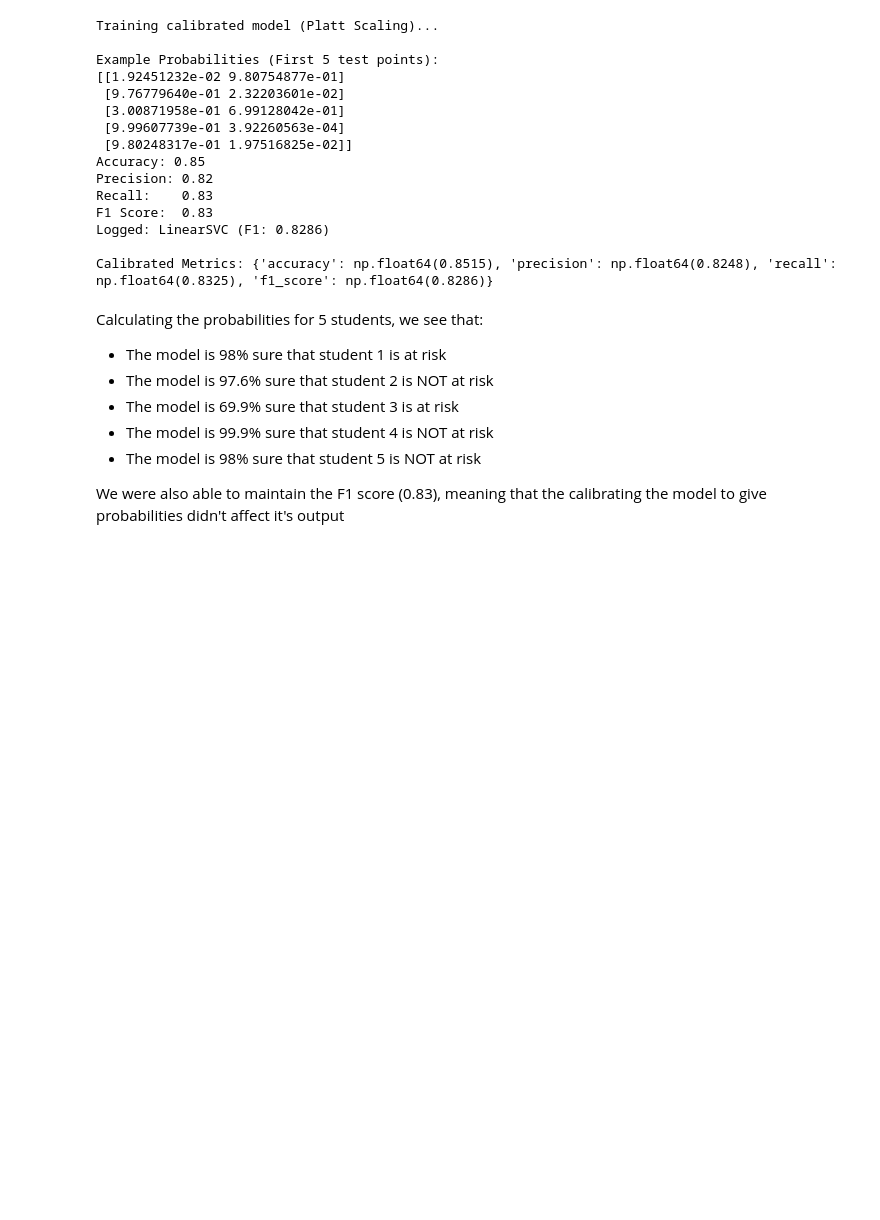
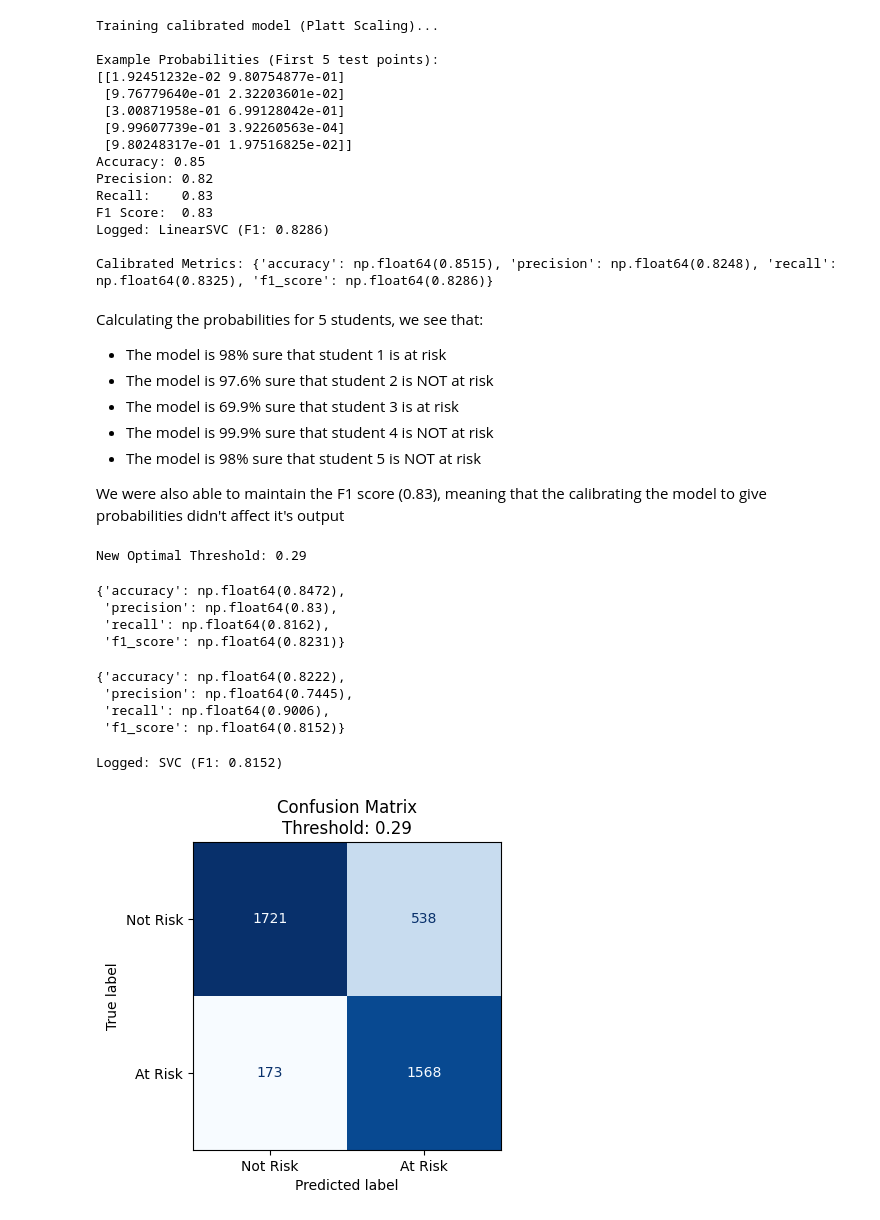
Before and after one commit to Youssef-Chip/lab1, a Jupyter notebook: 02_modeling_and_decision.ipynb, the cells around one changed output. Cells and saved outputs as stored; diff of their text form; code cells hidden in the pictures; blank space fills up the shorter version.

```diff
--- a/02_modeling_and_decision.ipynb
+++ b/02_modeling_and_decision.ipynb
@@ -21,7 +21,7 @@ SEED = 42
 # %%
 # Download latest version
 # /Users/mr.youssef/.cache/kagglehub/datasets/kundanbedmutha/exam-score-prediction-dataset/versions/2
-path = kagglehub.dataset_download("kundanbedmutha/exam-score-prediction-dataset")
+path = "/Users/mr.youssef/.cache/kagglehub/datasets/kundanbedmutha/exam-score-prediction-dataset/versions/2"
 
 print("Path to dataset files:", path)
 csv_files = [f for f in os.listdir(path) if f.endswith('.csv')]
@@ -256,3 +241,64 @@ Calculating the probabilities for 5 students, we see that:
 - The model is 98% sure that student 5 is NOT at risk
 
 We were also able to maintain the F1 score (0.83), meaning that the calibrating the model to give probabilities didn't affect it's output
+# %%
+# We need to pick a new threshold other than 50%
+pipeline_final = Pipeline(steps=[
+    ('preprocessor', preprocessor),
+    ('scaler', StandardScaler()),
+    ('classifier', SVC(C=1, kernel='rbf', probability=True, random_state=42))
+])
+
+pipeline_final.fit(X_train, y_train)
+y_probs = pipeline_final.predict_proba(X_test)[:, 1]
+
+target_recall = 0.90
+best_threshold = 0
+best_f1_constrained = 0
+
+for thresh in np.arange(0.01, 0.99, 0.01):
+    temp_preds = (y_probs >= thresh).astype(int)
+    m = get_metrics(y_test, temp_preds)
+
+    if m['recall'] >= target_recall:
+        if m['f1_score'] > best_f1_constrained:
+            best_f1_constrained = m['f1_score']
+            best_threshold = thresh
+
+print(f"New Optimal Threshold: {best_threshold:.2f}")
+# %% [output]
+New Optimal Threshold: 0.29
+# %%
+y_pred_default = (y_probs >= 0.50).astype(int)
+y_pred_new = (y_probs >= best_threshold).astype(int)
+
+metrics_default = get_metrics(y_test, y_pred_default)
+metrics_new = get_metrics(y_test, y_pred_new)
+# %%
+metrics_default
+# %% [output]
+{'accuracy': np.float64(0.8472),
+ 'precision': np.float64(0.83),
+ 'recall': np.float64(0.8162),
+ 'f1_score': np.float64(0.8231)}
+# %%
+metrics_new
+# %% [output]
+{'accuracy': np.float64(0.8222),
+ 'precision': np.float64(0.7445),
+ 'recall': np.float64(0.9006),
+ 'f1_score': np.float64(0.8152)}
+# %%
+log_experiment(pipeline_final, metrics_new, SEED)
+# %% [output]
+Logged: SVC (F1: 0.8152)
+# %%
+cm = confusion_matrix(y_test, y_pred_new)
+fig, ax = plt.subplots(figsize=(5, 4))
+disp = ConfusionMatrixDisplay(confusion_matrix=cm, display_labels=['Not Risk', 'At Risk'])
+disp.plot(cmap='Blues', colorbar=False, ax=ax)
+
+plt.title(f"Confusion Matrix\nThreshold: {best_threshold:.2f}")
+plt.show()
+# %% [output]
+[figure, added]
```
Also changed, not shown: parts of 4 cells of this notebook, 1 other file.
